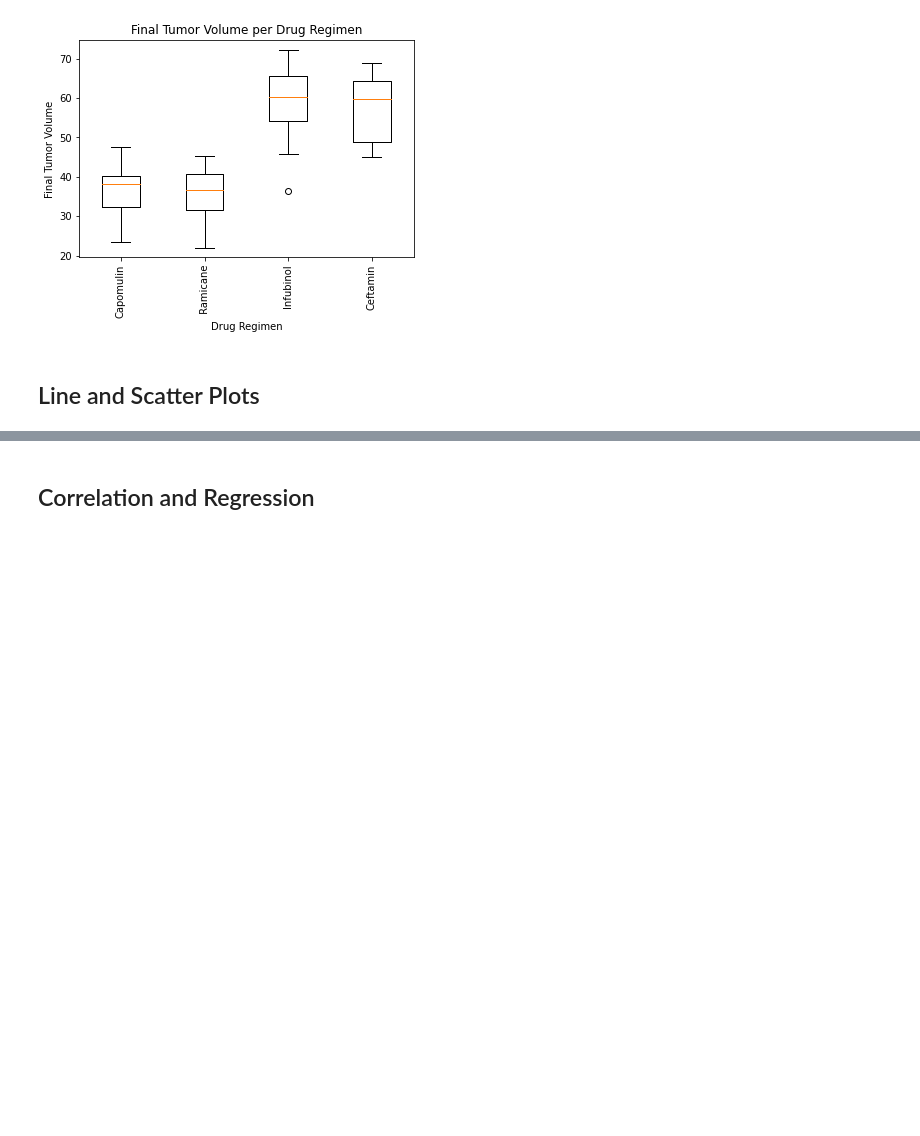
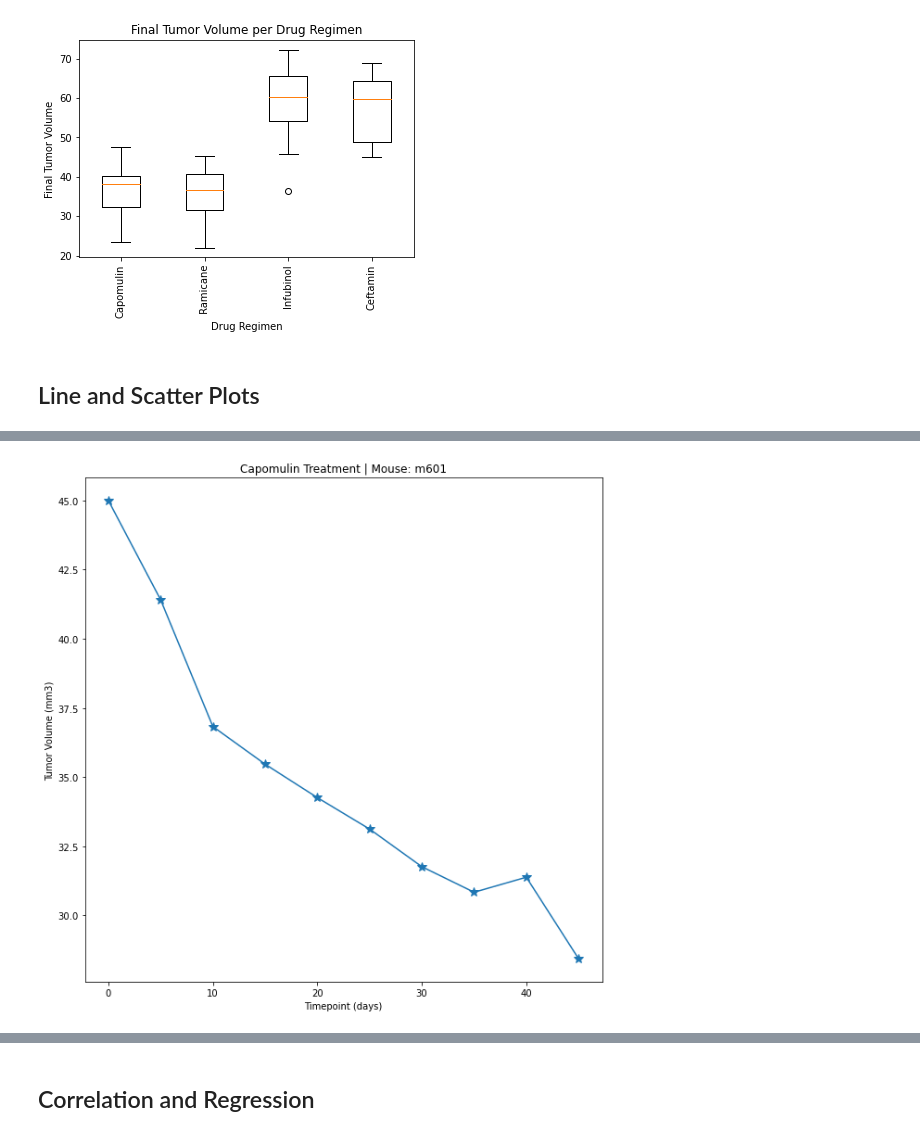
Before and after one commit to IanArch-git/matplotlib-challenge, a Jupyter notebook: Pymaceuticals/Pymaceuticals.ipynb, the cells around one changed output, grey strips where cells are left out. Saved outputs shown, nothing was run; the diff lists cells and outputs as text; code cells hidden in the pictures; blank space fills up the shorter version.

Commit message:
Line & scatter plots

```diff
--- a/Pymaceuticals/Pymaceuticals.ipynb
+++ b/Pymaceuticals/Pymaceuticals.ipynb
@@ -338,0 +335,5 @@ plt.show()
+# %%
+#Random Mouse ID with Capomulin: m601
+
+m601 = dups_df.loc[dups_df['Mouse ID'] == 'm601']
+m601
@@ -338,0 +352,14 @@ plt.show()
+# %%
+# Generate a line plot of tumor volume vs. time point for a mouse treated with Capomulin
+x_axis1 = m601['Timepoint']
+y_axis1 = m601['Tumor Volume (mm3)']
+
+fig1, ax1 = plt.subplots(figsize = (10,10))
+
+plt.plot(x_axis1, y_axis1,marker = '*', markersize = 10, linewidth = 1.5)
+plt.title("Capomulin Treatment | Mouse: m601")
+plt.xlabel("Timepoint (days)")
+plt.ylabel("Tumor Volume (mm3)")
+plt.show()
+# %% [output]
+[figure, added]
```
Also changed, not shown: parts of 4 cells of this notebook.
